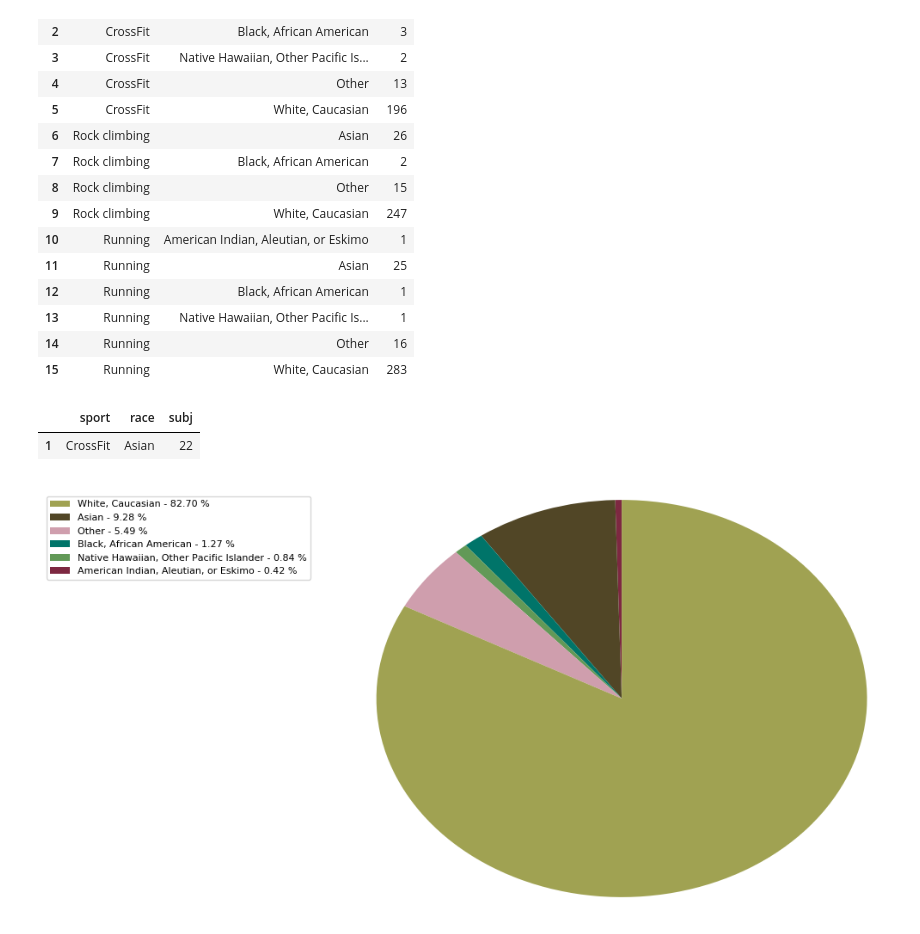
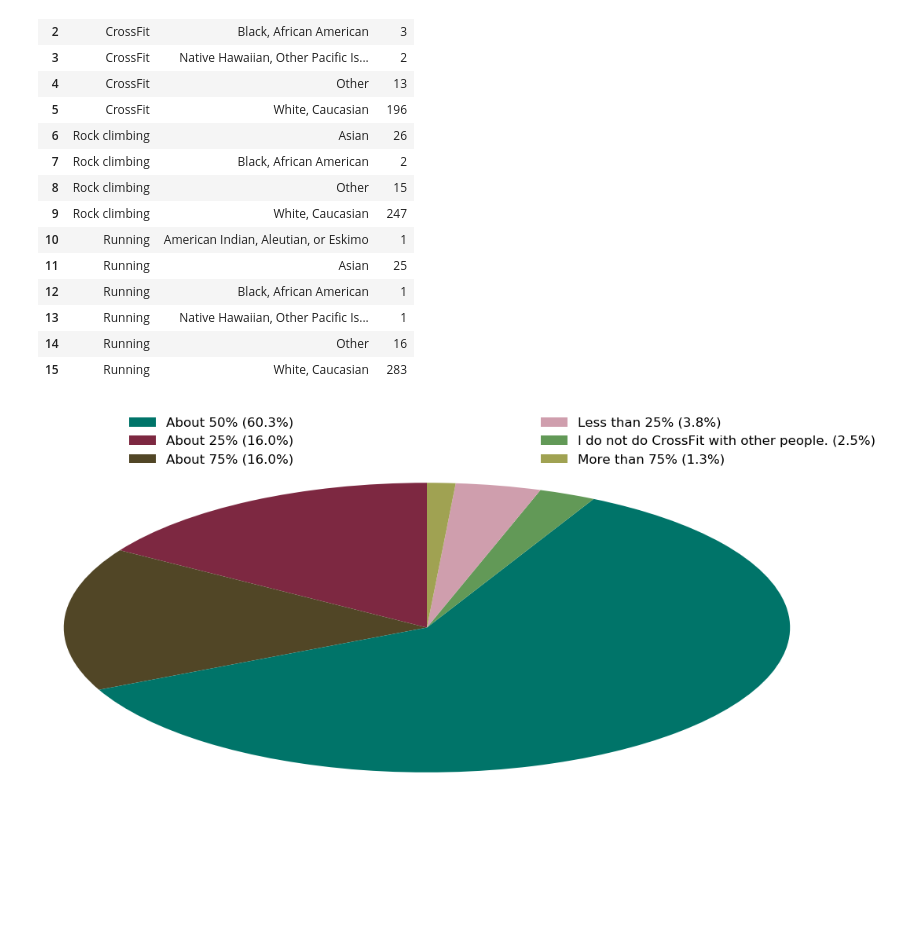
Before and after one commit to amywinecoff/sport-body-project, a Jupyter notebook: analysis.ipynb, the cells around one changed output. Saved outputs shown, nothing was run; the diff lists cells and outputs as text; code cells hidden in the pictures; blank space fills up the shorter version.

```diff
--- a/analysis.ipynb
+++ b/analysis.ipynb
@@ -188,41 +198,43 @@ race_by_sport
 | 13 | Running | Native Hawaiian, Other Pacific Is... | 1 |
 | 14 | Running | Other | 16 |
 | 15 | Running | White, Caucasian | 283 |
-# %%
-race_by_sport[(race_by_sport['sport']=='CrossFit') & (race_by_sport['race']=='Asian')]
-# %% [output]
-|  | sport | race | subj |
-| 1 | CrossFit | Asian | 22 |
+# %%
+#race_by_sport[(race_by_sport['sport']=='Running') & (race_by_sport['race']=='Asian')]
+sport_df = race_by_sport[race_by_sport['sport']=='CrossFit']
 # %%
-#x = np.char.array(['Jan','Feb','Mar','Apr','May','Jun','Jul','Aug','Sep','Oct', 'Nov','Dec'])
-x=sport_df['race']
-#y = np.array([234, 64, 54,10, 0, 1, 0, 9, 2, 1, 7, 7])
-y=sport_df['subj']
-#colors = ['yellowgreen','red','gold','lightskyblue','white','lightcoral','blue','pink', 'darkgreen','yellow','grey','violet','magenta','cyan']
-#colors = ["#ba5fb2","#50ac71","#cc5461","#929d3d","#6a7fcf","#c87a3c"]
-colors = ["#7d2841","#514626","#007469",
-"#629957",
-"#cf9ead",
-"#a0a252",
-]
-percent = 100.*y/y.sum()
+def make_sport_pie_chart(df, sport, categorical_var):
+    race_by_sport = df[['subj', 'sport',categorical_var]].groupby(['sport',categorical_var]).count().reset_index()
 
-patches, texts = plt.pie(y, colors=colors, startangle=90, radius=1.2)
-labels = ['{0} - {1:1.2f} %'.format(i,j) for i,j in zip(x, percent)]
+    sport_df = race_by_sport[race_by_sport['sport']==sport]
 
-sort_legend = True
-if sort_legend:
-    patches, labels, dummy =  zip(*sorted(zip(patches, labels, y),
-                                          key=lambda x: x[2],
-                                          reverse=True))
+    x=sport_df[categorical_var]
+    y=sport_df['subj']
 
-plt.legend(patches, labels, loc='upper right', bbox_to_anchor=(-0.1, 1.),
-           fontsize=8)
+    colors = ["#7d2841","#514626","#007469",
+    "#629957",
+    "#cf9ead",
+    "#a0a252",
+    ]
+    percent = 100.*y/y.sum()
 
-# View the plot
-plt.tight_layout()
-plt.show()
-#plt.savefig('piechart.png', bbox_inches='tight')
+    patches, texts = plt.pie(y, colors=colors, startangle=90, radius=1.2)
+    labels = ['{0} ({1:1.1f}%)'.format(i,j) for i,j in zip(x, percent)]
+
+    sort_legend = True
+    if sort_legend:
+        patches, labels, dummy =  zip(*sorted(zip(patches, labels, y),
+                                              key=lambda x: x[2],
+                                              reverse=True))
+
+    plt.legend(patches, labels, bbox_to_anchor=(0.1, 1.02, 1., .102), loc='lower left',
+               ncol=2, mode="expand", borderaxespad=0., prop={'size': 12}, frameon=False)
+
+    # View the plot
+    plt.tight_layout()
+    plt.show()
+    #plt.savefig('piechart.png', bbox_inches='tight')
-# %% [output]
-[figure, removed]
+# %%
+make_sport_pie_chart(demographics_plus, 'CrossFit', 'percent women')
+# %% [output]
+[figure, added]
 # %%
```
Also changed, not shown: parts of 5 cells of this notebook, 3 other files.
